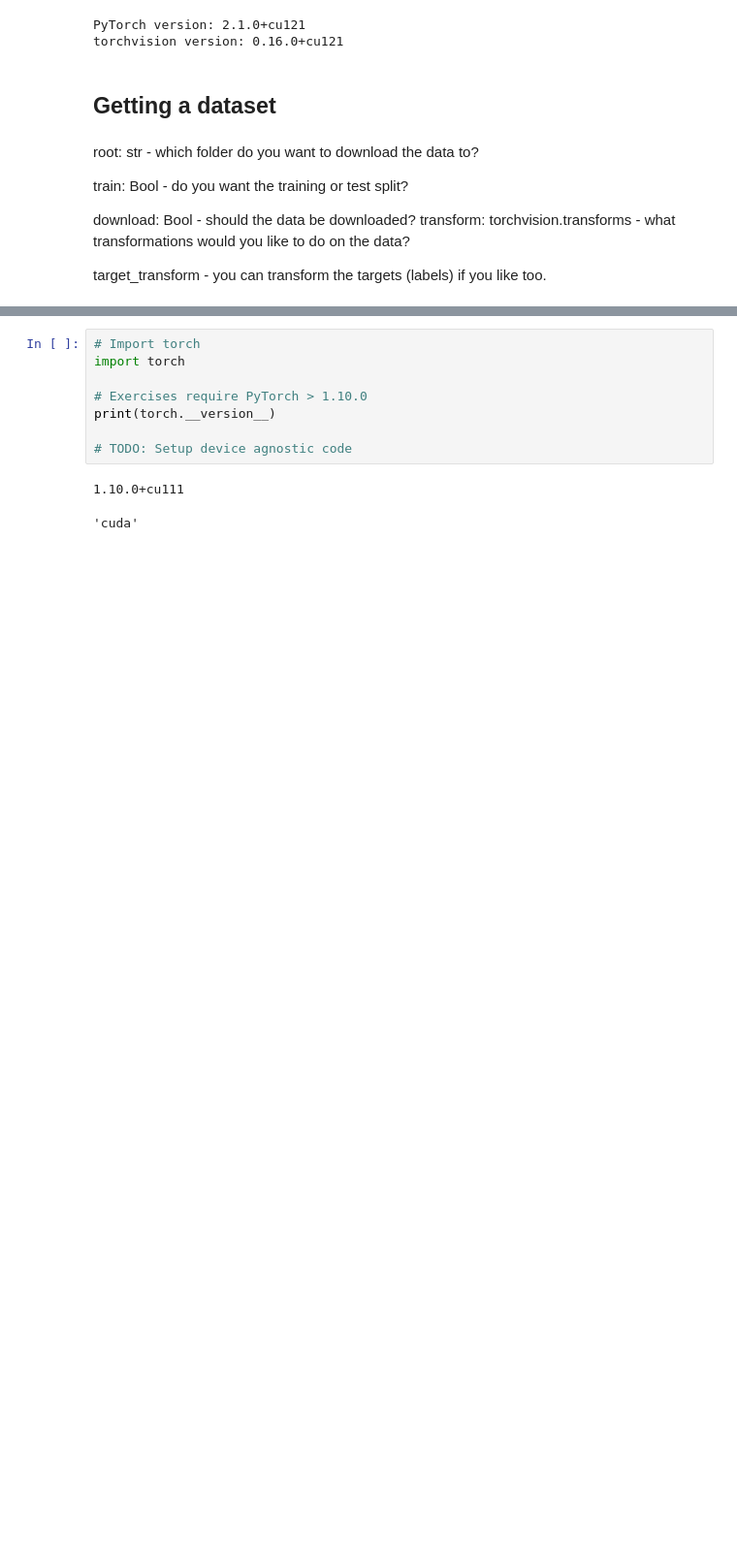
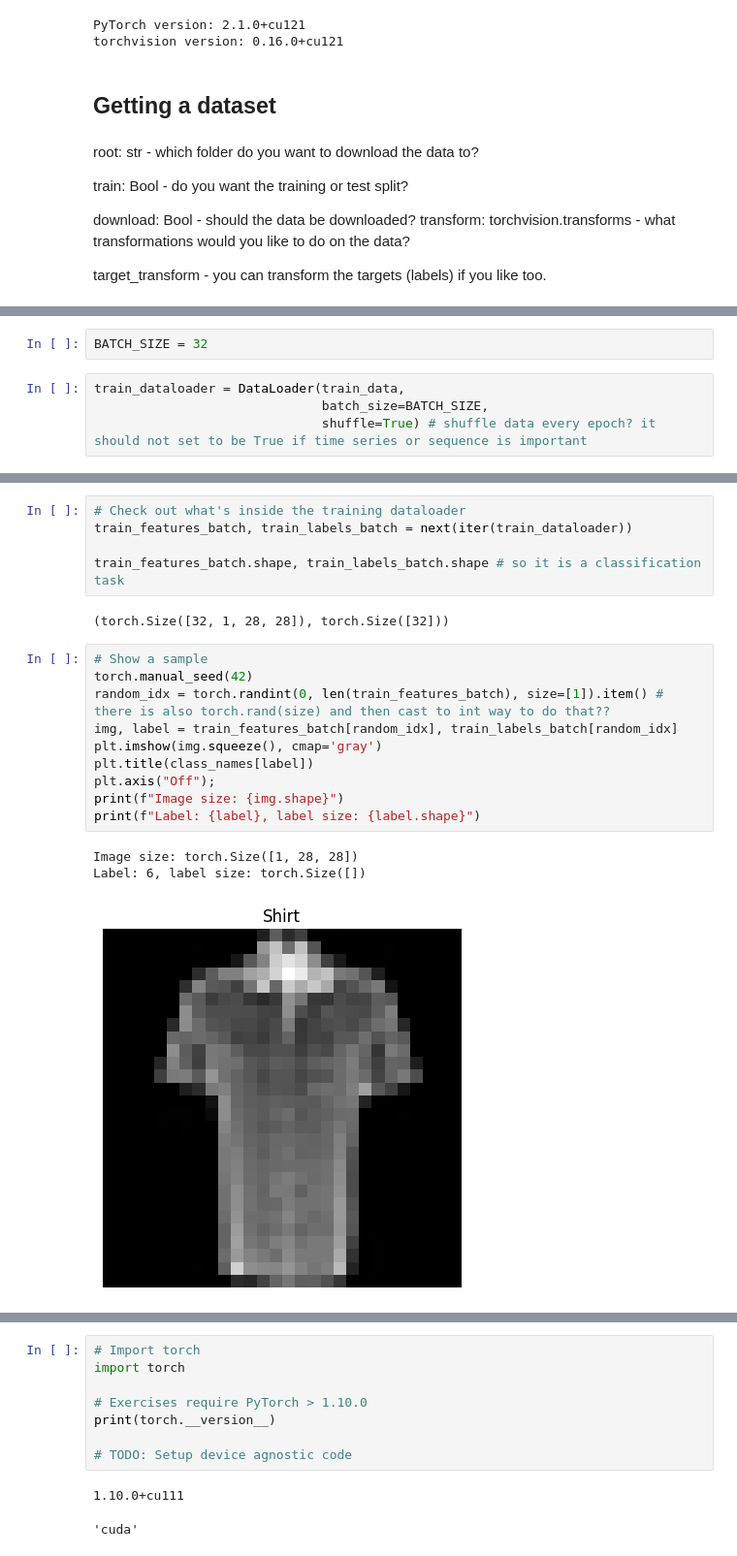
Before and after one commit to JoonhyeonKim/Fun_with_practicing_DS, a Jupyter notebook: 03_pytorch_computer_vision_exercises.ipynb, the cells around one changed output, grey strips where cells are left out. Shown at 97% size. Saved outputs shown, nothing was run; the diff lists cells and outputs as text; blank space fills up the shorter version.

```diff
--- a/03_pytorch_computer_vision_exercises.ipynb
+++ b/03_pytorch_computer_vision_exercises.ipynb
@@ -107,0 +209,6 @@ test_data = datasets.FashinMNIST(
+# %%
+BATCH_SIZE = 32
+# %%
+train_dataloader = DataLoader(train_data,
+                              batch_size=BATCH_SIZE,
+                              shuffle=True) # shuffle data every epoch? it should not set to be True if time series or sequence is important
@@ -107,0 +229,21 @@ test_data = datasets.FashinMNIST(
+# %%
+# Check out what's inside the training dataloader
+train_features_batch, train_labels_batch = next(iter(train_dataloader))
+
+train_features_batch.shape, train_labels_batch.shape # so it is a classification task
+# %% [output]
+(torch.Size([32, 1, 28, 28]), torch.Size([32]))
+# %%
+# Show a sample
+torch.manual_seed(42)
+random_idx = torch.randint(0, len(train_features_batch), size=[1]).item() # there is also torch.rand(size) and then cast to int way to do that??
+img, label = train_features_batch[random_idx], train_labels_batch[random_idx]
+plt.imshow(img.squeeze(), cmap='gray')
+plt.title(class_names[label])
+plt.axis("Off");
+print(f"Image size: {img.shape}")
+print(f"Label: {label}, label size: {label.shape}")
+# %% [output]
+Image size: torch.Size([1, 28, 28])
+Label: 6, label size: torch.Size([])
+[figure, added]
```
Also changed, not shown: parts of 63 cells of this notebook.
